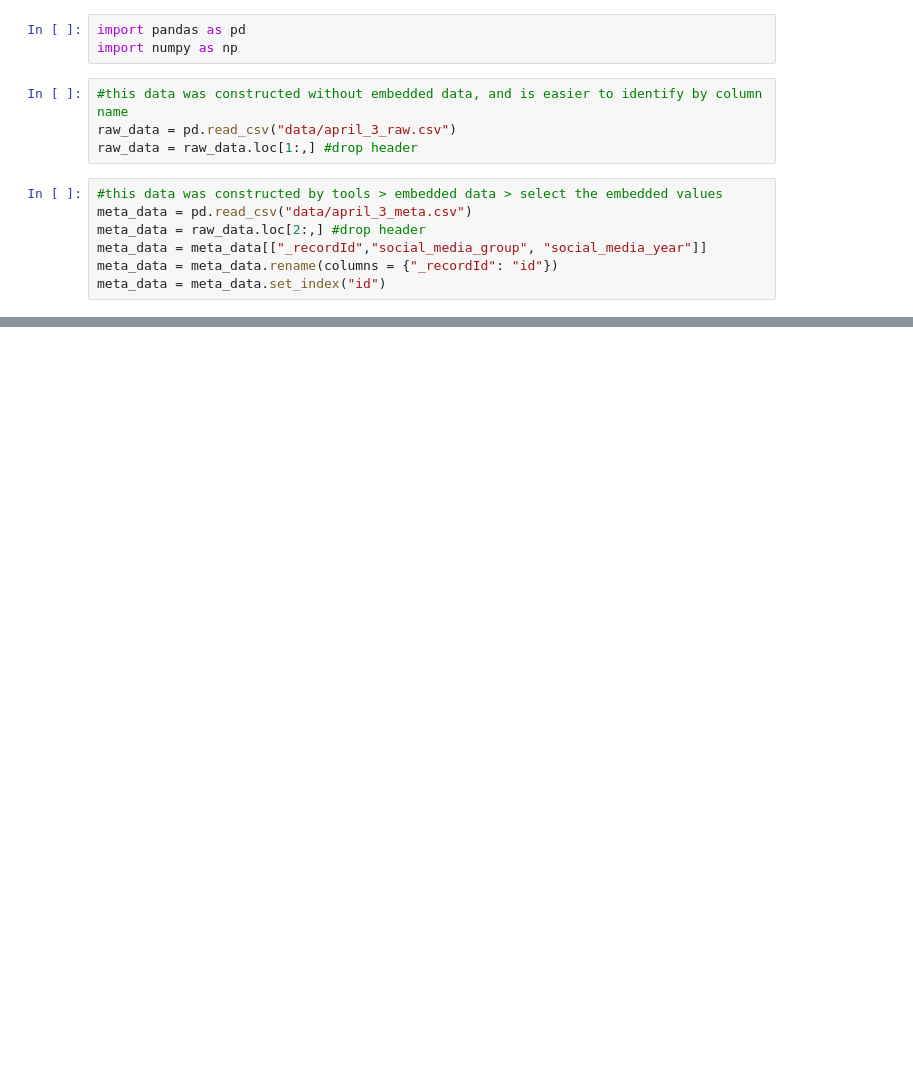
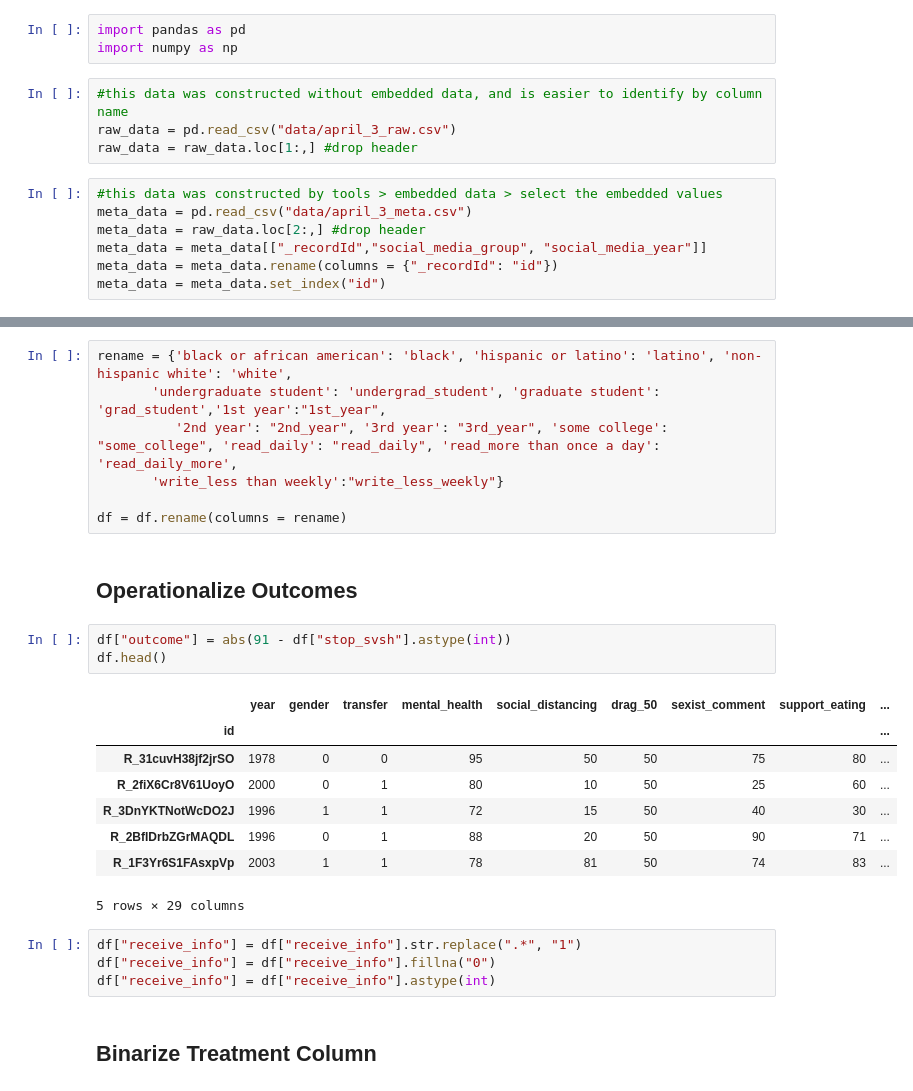
Before and after one commit to swethapola/w241_socialnorms, a Jupyter notebook: Data_Cleaning.ipynb, the cells around one changed output, grey strips where cells are left out. Drawn from its saved outputs; the diff is of its cells as text; blank space fills up the shorter version.

```diff
--- a/Data_Cleaning.ipynb
+++ b/Data_Cleaning.ipynb
@@ -59,0 +119,27 @@ df
+# %%
+rename = {'black or african american': 'black', 'hispanic or latino': 'latino', 'non-hispanic white': 'white',
+       'undergraduate student': 'undergrad_student', 'graduate student': 'grad_student','1st year':"1st_year",
+          '2nd year': "2nd_year", '3rd year': "3rd_year", 'some college': "some_college", 'read_daily': "read_daily", 'read_more than once a day': 'read_daily_more',
+       'write_less than weekly':"write_less_weekly"}
+
+df = df.rename(columns = rename)
+# %% [markdown]
+## Operationalize Outcomes
+# %%
+df["outcome"] = abs(91 - df["stop_svsh"].astype(int))
+df.head()
+# %% [output]
+|  | year | gender | transfer | mental_health | social_distancing | drag_50 | sexist_comment | support_eating | ... |
+| id |  |  |  |  |  |  |  |  | ... |
+| R_31cuvH38jf2jrSO | 1978 | 0 | 0 | 95 | 50 | 50 | 75 | 80 | ... |
+| R_2fiX6Cr8V61UoyO | 2000 | 0 | 1 | 80 | 10 | 50 | 25 | 60 | ... |
+| R_3DnYKTNotWcDO2J | 1996 | 1 | 1 | 72 | 15 | 50 | 40 | 30 | ... |
+| R_2BfIDrbZGrMAQDL | 1996 | 0 | 1 | 88 | 20 | 50 | 90 | 71 | ... |
+| R_1F3Yr6S1FAsxpVp | 2003 | 1 | 1 | 78 | 81 | 50 | 74 | 83 | ... |
+5 rows × 29 columns
+# %%
+df["receive_info"] = df["receive_info"].str.replace(".*", "1")
+df["receive_info"] = df["receive_info"].fillna("0")
+df["receive_info"] = df["receive_info"].astype(int)
+# %% [markdown]
+## Binarize Treatment Column
```
Also changed, not shown: parts of 25 cells of this notebook, 1 other file.
